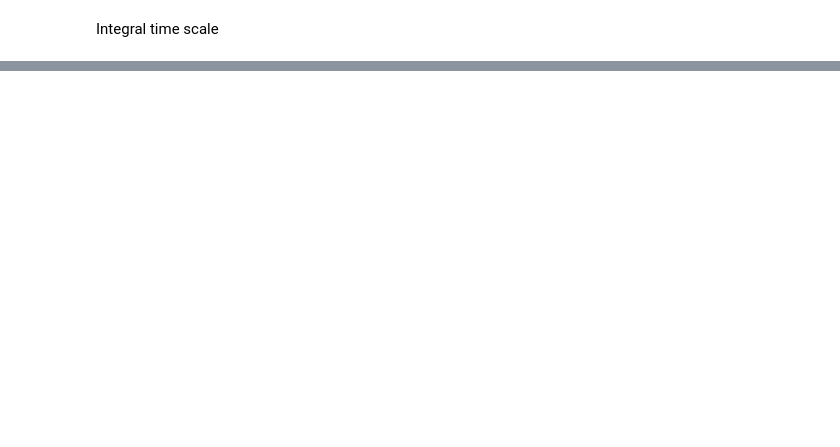
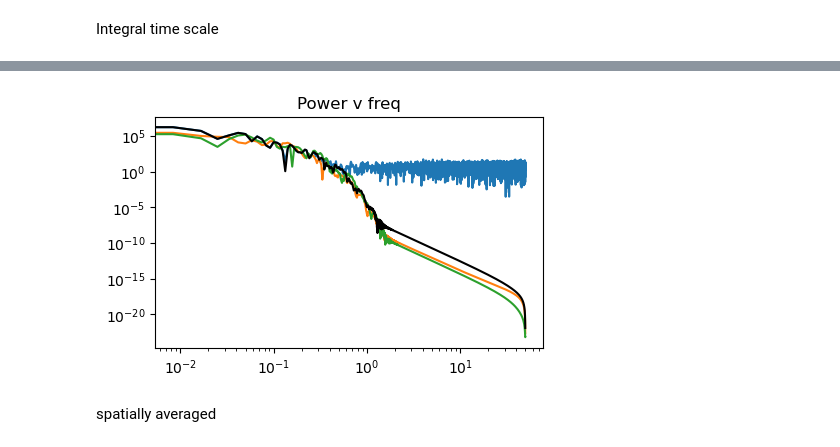
Before and after one commit to MagriLab/FlowReconstructionFromExperiment, a Jupyter notebook: denoise.ipynb, the cells around one changed output, grey strips where cells are left out. Drawn from its saved outputs; the diff is of its cells as text; code cells hidden in the pictures; blank space fills up the shorter version.

```diff
--- a/denoise.ipynb
+++ b/denoise.ipynb
@@ -92,0 +142,14 @@ window length must be one order of magnitude larger than the integral time scale
+# %%
+# u, v, p
+fig,ax = plt.subplots(1,1,figsize=(5,3))
+for i,a in enumerate([power_un,power_vn,power_pn]):
+    ax.plot(fftfreq[idx_positive],a[idx_positive],'-')
+ax.plot(fftfreq[idx_positive],power_utrue[idx_positive],'k')
+ax.set_title('Power v freq')
+ax.set_yscale('log')
+ax.set_xscale('log')
+plt.show()
+# %% [output]
+[figure, added]
+# %% [markdown]
+spatially averaged
```
Also changed, not shown: parts of 23 cells of this notebook.
